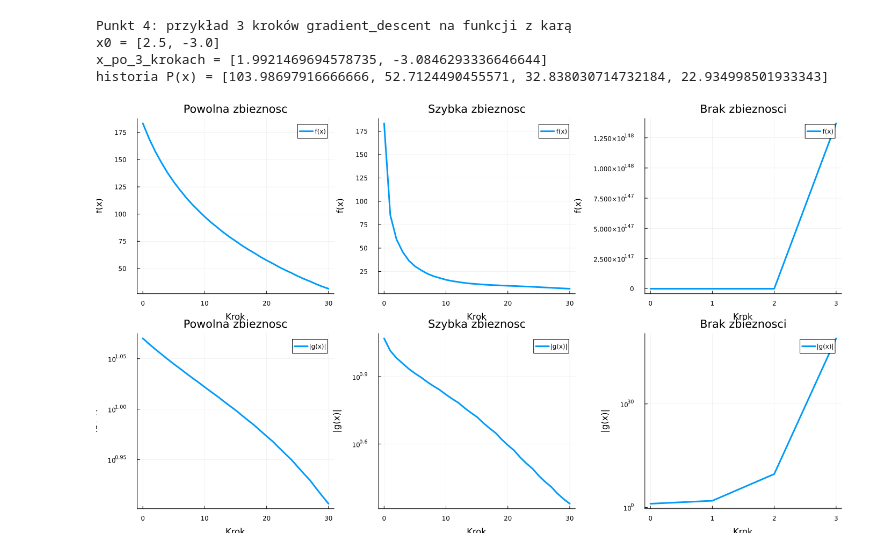
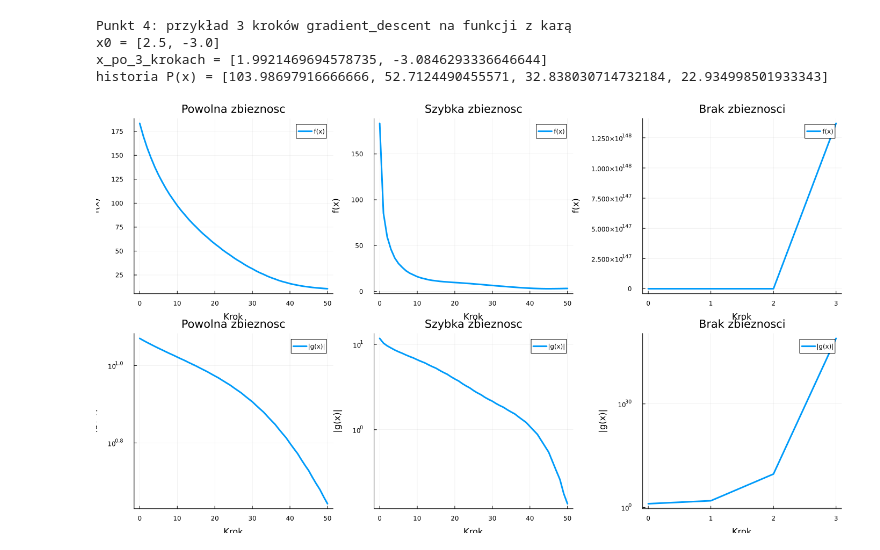
Before and after one commit to KlimaJaroslaw/MetodyOptymalizacji, a Jupyter notebook: zad2/zad2.ipynb, the cells around one changed output. Cells and saved outputs as stored; diff of their text form; code cells hidden in the pictures.

```diff
--- a/zad2/zad2.ipynb
+++ b/zad2/zad2.ipynb
@@ -336,7 +336,7 @@ plots_g = Any[]
 for (name, alpha, rho) in configs
     avg_f, avg_g = convergence_analysis(
         three_hump_camel, grad_three_hump_camel, three_hump_domain;
-        n_points=10, total_steps=30, inner_steps=3,
+        n_points=10, total_steps=50, inner_steps=3,
         alpha=alpha, mu0=1.0, rho=rho, seed=7
     )
 
@@ -346,31 +346,31 @@ for (name, alpha, rho) in configs
         avg_f,
         lw=3,
         label="f(x)",
         title=name,
         xlabel="Krok",
         ylabel="f(x)",
         legend=:topright
     )
     push!(plots_f, p_f)
 
     # Wykres |g(x)|
     p_g = plot(
         0:length(avg_g)-1,
         avg_g,
         lw=3,
         label="|g(x)|",
         title=name,
         xlabel="Krok",
         ylabel="|g(x)|",
         legend=:topright,
         yscale=:log10
     )
     push!(plots_g, p_g)
 end
 
 # Łącz wykresy: f(x) w górnym wierszu, |g(x)| w dolnym
 combined = [plots_f[1], plots_f[2], plots_f[3],
             plots_g[1], plots_g[2], plots_g[3]]
 plot(combined..., layout=(2, 3), size=(1400, 800))
 # %% [output]
-[figure, old version]
+[figure, new version]
```
